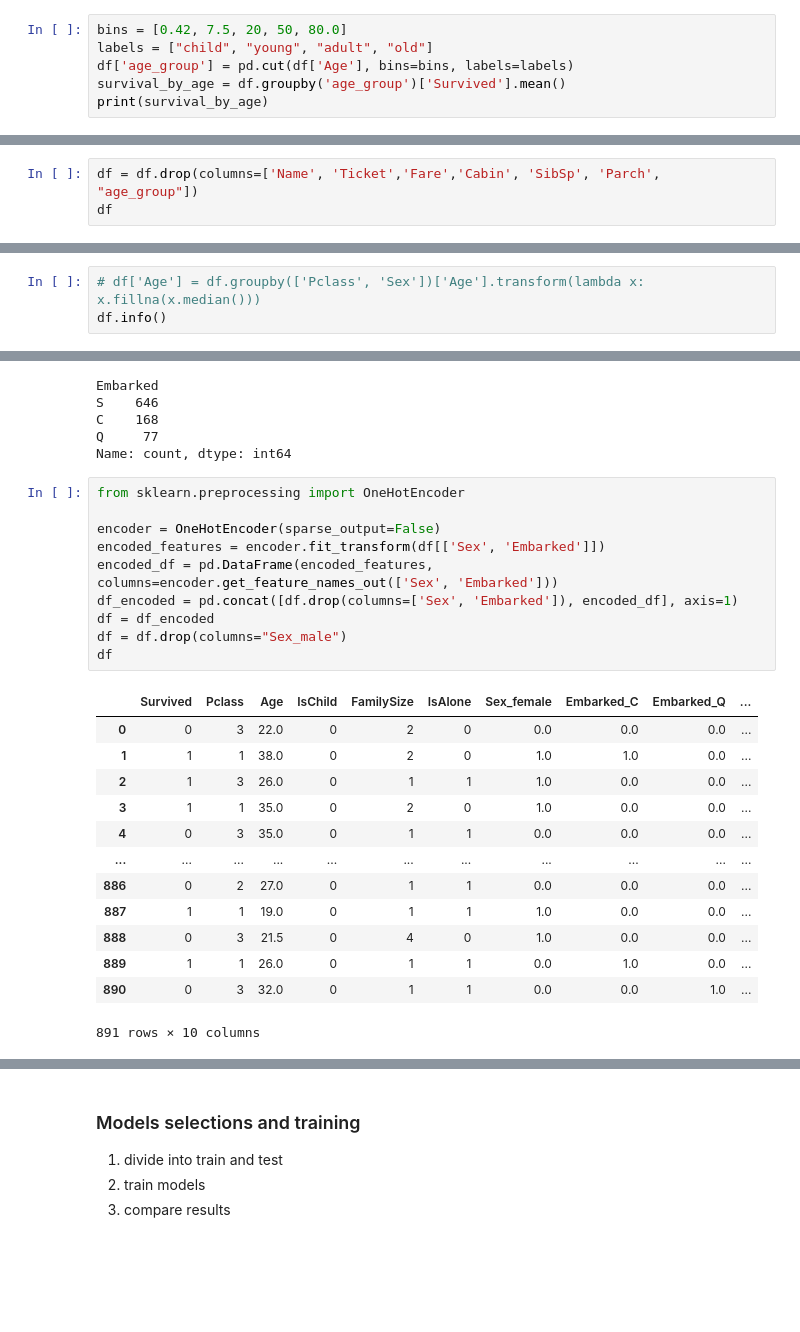
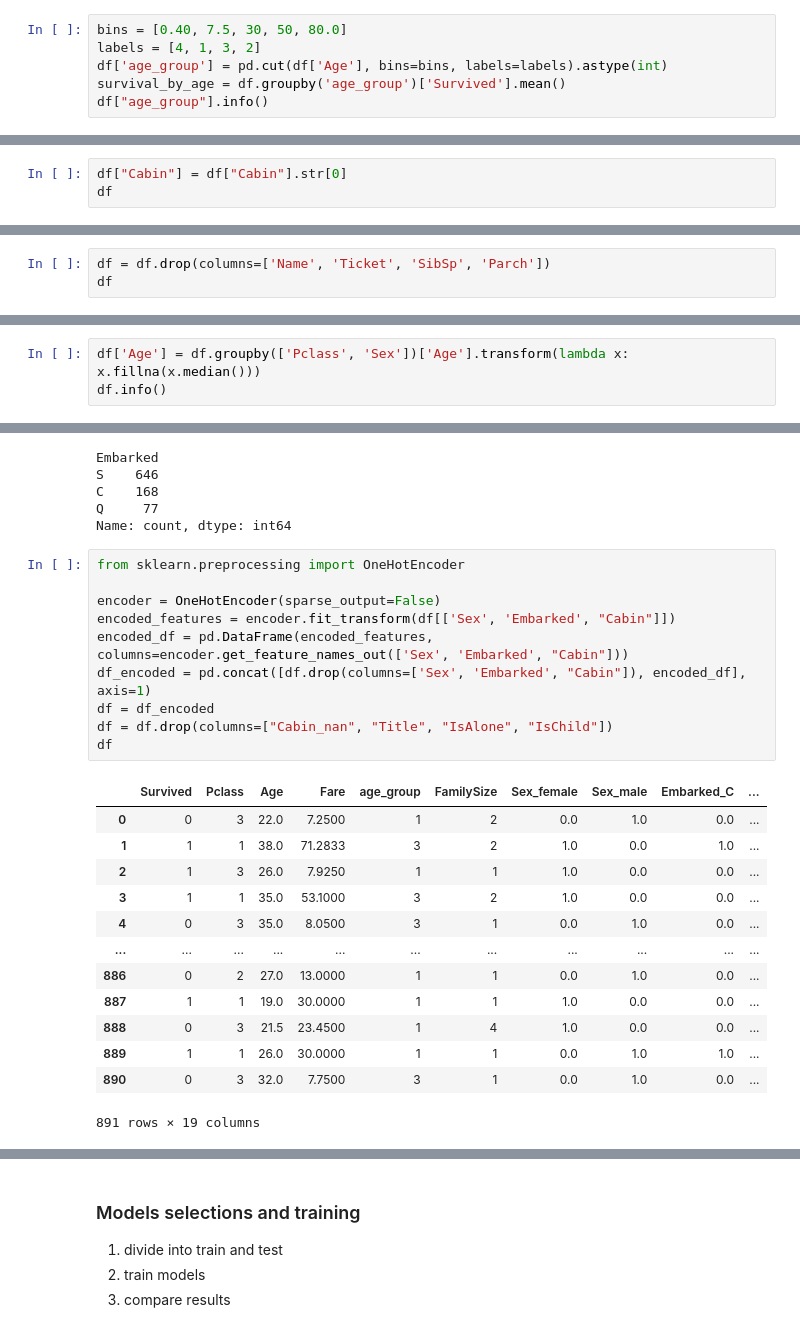
Before and after one commit to AlisaSk/Titanic-Competition, a Jupyter notebook: notebooks/titanic-solution.ipynb, the cells around one changed output, grey strips where cells are left out. Cells and saved outputs as stored; diff of their text form; blank space fills up the shorter version.

```diff
--- a/notebooks/titanic-solution.ipynb
+++ b/notebooks/titanic-solution.ipynb
@@ -134,7 +145,7 @@ df['Age'] = df.groupby(['Pclass', 'Sex'])['Age'].transform(lambda x: x.fillna(x.
 # %%
-bins = [0.42, 7.5, 20, 50, 80.0]
-labels = ["child", "young", "adult", "old"]
-df['age_group'] = pd.cut(df['Age'], bins=bins, labels=labels)
+bins = [0.40, 7.5, 30, 50, 80.0]
+labels = [4, 1, 3, 2]
+df['age_group'] = pd.cut(df['Age'], bins=bins, labels=labels).astype(int)
 survival_by_age = df.groupby('age_group')['Survived'].mean()
-print(survival_by_age)
+df["age_group"].info()
 # %% [output]
@@ -263,0 +262,3 @@ Name: Age, Length: 891, dtype: float64
+# %%
+df["Cabin"] = df["Cabin"].str[0]
+df
@@ -264,4 +284,4 @@ Name: Age, Length: 891, dtype: float64
 # %%
-df = df.drop(columns=['Name', 'Ticket','Fare','Cabin', 'SibSp', 'Parch', "age_group"])
+df = df.drop(columns=['Name', 'Ticket', 'SibSp', 'Parch'])
 df
 # %% [output]
@@ -303,5 +333,5 @@ memory usage: 41.9+ KB
 # %%
-# df['Age'] = df.groupby(['Pclass', 'Sex'])['Age'].transform(lambda x: x.fillna(x.median()))
+df['Age'] = df.groupby(['Pclass', 'Sex'])['Age'].transform(lambda x: x.fillna(x.median()))
 df.info()
 # %% [output]
 <class 'pandas.core.frame.DataFrame'>
@@ -379,24 +417,24 @@ Name: count, dtype: int64
 # %%
 from sklearn.preprocessing import OneHotEncoder
 
 encoder = OneHotEncoder(sparse_output=False)
-encoded_features = encoder.fit_transform(df[['Sex', 'Embarked']])
-encoded_df = pd.DataFrame(encoded_features, columns=encoder.get_feature_names_out(['Sex', 'Embarked']))
-df_encoded = pd.concat([df.drop(columns=['Sex', 'Embarked']), encoded_df], axis=1)
+encoded_features = encoder.fit_transform(df[['Sex', 'Embarked', "Cabin"]])
+encoded_df = pd.DataFrame(encoded_features, columns=encoder.get_feature_names_out(['Sex', 'Embarked', "Cabin"]))
+df_encoded = pd.concat([df.drop(columns=['Sex', 'Embarked', "Cabin"]), encoded_df], axis=1)
 df = df_encoded
-df = df.drop(columns="Sex_male")
+df = df.drop(columns=["Cabin_nan", "Title", "IsAlone", "IsChild"])
 df
 # %% [output]
-|  | Survived | Pclass | Age | IsChild | FamilySize | IsAlone | Sex_female | Embarked_C | Embarked_Q | ... |
-| 0 | 0 | 3 | 22.0 | 0 | 2 | 0 | 0.0 | 0.0 | 0.0 | ... |
-| 1 | 1 | 1 | 38.0 | 0 | 2 | 0 | 1.0 | 1.0 | 0.0 | ... |
-| 2 | 1 | 3 | 26.0 | 0 | 1 | 1 | 1.0 | 0.0 | 0.0 | ... |
-| 3 | 1 | 1 | 35.0 | 0 | 2 | 0 | 1.0 | 0.0 | 0.0 | ... |
-| 4 | 0 | 3 | 35.0 | 0 | 1 | 1 | 0.0 | 0.0 | 0.0 | ... |
+|  | Survived | Pclass | Age | Fare | age_group | FamilySize | Sex_female | Sex_male | Embarked_C | ... |
+| 0 | 0 | 3 | 22.0 | 7.2500 | 1 | 2 | 0.0 | 1.0 | 0.0 | ... |
+| 1 | 1 | 1 | 38.0 | 71.2833 | 3 | 2 | 1.0 | 0.0 | 1.0 | ... |
+| 2 | 1 | 3 | 26.0 | 7.9250 | 1 | 1 | 1.0 | 0.0 | 0.0 | ... |
+| 3 | 1 | 1 | 35.0 | 53.1000 | 3 | 2 | 1.0 | 0.0 | 0.0 | ... |
+| 4 | 0 | 3 | 35.0 | 8.0500 | 3 | 1 | 0.0 | 1.0 | 0.0 | ... |
 | ... | ... | ... | ... | ... | ... | ... | ... | ... | ... | ... |
-| 886 | 0 | 2 | 27.0 | 0 | 1 | 1 | 0.0 | 0.0 | 0.0 | ... |
-| 887 | 1 | 1 | 19.0 | 0 | 1 | 1 | 1.0 | 0.0 | 0.0 | ... |
-| 888 | 0 | 3 | 21.5 | 0 | 4 | 0 | 1.0 | 0.0 | 0.0 | ... |
-| 889 | 1 | 1 | 26.0 | 0 | 1 | 1 | 0.0 | 1.0 | 0.0 | ... |
-| 890 | 0 | 3 | 32.0 | 0 | 1 | 1 | 0.0 | 0.0 | 1.0 | ... |
+| 886 | 0 | 2 | 27.0 | 13.0000 | 1 | 1 | 0.0 | 1.0 | 0.0 | ... |
+| 887 | 1 | 1 | 19.0 | 30.0000 | 1 | 1 | 1.0 | 0.0 | 0.0 | ... |
+| 888 | 0 | 3 | 21.5 | 23.4500 | 1 | 4 | 1.0 | 0.0 | 0.0 | ... |
+| 889 | 1 | 1 | 26.0 | 30.0000 | 1 | 1 | 0.0 | 1.0 | 1.0 | ... |
+| 890 | 0 | 3 | 32.0 | 7.7500 | 3 | 1 | 0.0 | 1.0 | 0.0 | ... |
-891 rows × 10 columns
+891 rows × 19 columns
```
Also changed, not shown: parts of 27 cells of this notebook, 2 other files.
